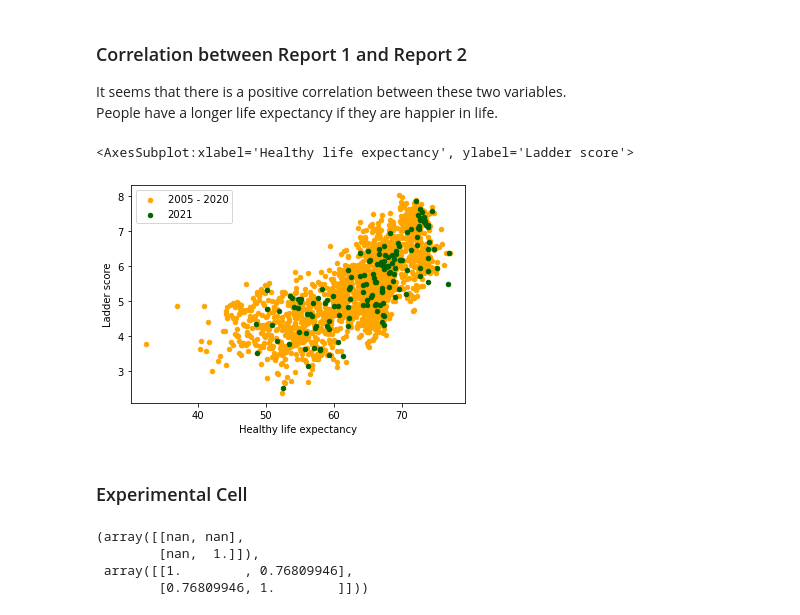
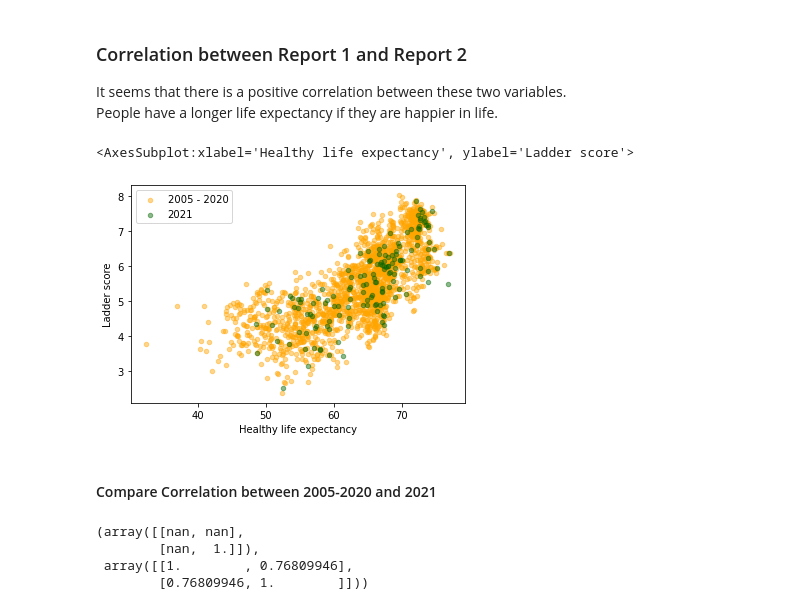
Before and after one commit to azhouzhu/Causal-Analysis-on-Happiness-Levels-Before-And-After-COVID-19, a Jupyter notebook: DH100 project.ipynb, the cells around one changed output. Cells and saved outputs as stored; diff of their text form; code cells hidden in the pictures.

```diff
--- a/DH100 project.ipynb
+++ b/DH100 project.ipynb
@@ -132,16 +132,16 @@ report2
 It seems that there is a positive correlation between these two variables. <br>
 People have a longer life expectancy if they are happier in life.
 # %%
-ax = report1.plot.scatter(x = 'Healthy life expectancy', y = 'Ladder score', color = 'Orange', label = '2005 - 2020')
-report2.plot.scatter(x = 'Healthy life expectancy', y = 'Ladder score', color = 'DarkGreen', ax = ax, label = '2021')
+ax = report1.plot.scatter(x = 'Healthy life expectancy', y = 'Ladder score', color = 'Orange', label = '2005 - 2020', alpha = 0.45)
+report2.plot.scatter(x = 'Healthy life expectancy', y = 'Ladder score', color = 'DarkGreen', ax = ax, label = '2021', alpha = 0.45)
 # source reference:
 # https://stackoverflow.com/questions/13872533/plot-different-dataframes-in-the-same-figure
 # https://pandas.pydata.org/pandas-docs/stable/user_guide/visualization.html#scatter-plot
 # %% [output]
 <AxesSubplot:xlabel='Healthy life expectancy', ylabel='Ladder score'>
-[figure, old version]
+[figure, new version]
 # %% [markdown]
-### Experimental Cell
+#### Compare Correlation between 2005-2020 and 2021
 # %%
 #get dataframe columns to numpy arrays
 ladderScore1 = report1['Ladder score'].to_numpy()
```
Also changed, not shown: parts of 14 cells of this notebook, 1 other file.
